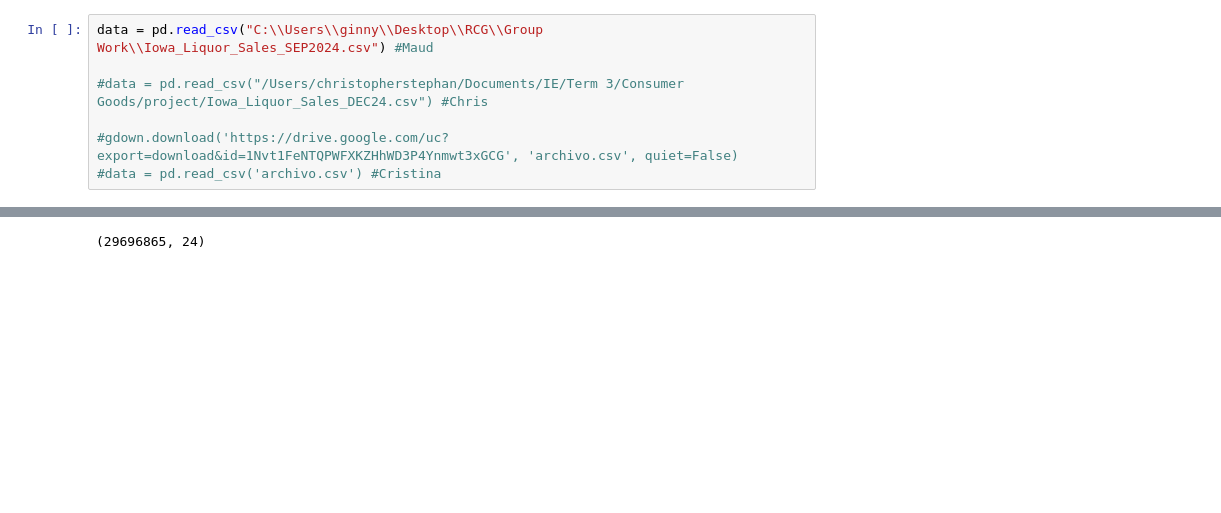
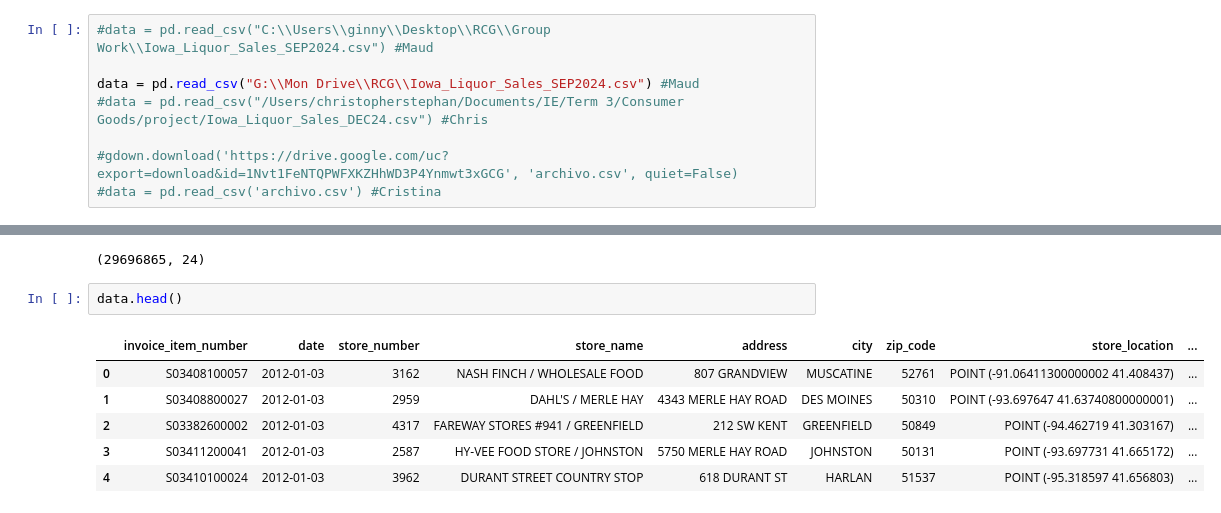
Before and after one commit to maudlcrf/rcg, a Jupyter notebook: group_project/cleaning.ipynb, the cells around one changed output, grey strips where cells are left out. Cells and saved outputs as stored; diff of their text form; blank space fills up the shorter version.

```diff
--- a/group_project/cleaning.ipynb
+++ b/group_project/cleaning.ipynb
@@ -18,8 +18,9 @@ pd.set_option('display.max_rows', None)  # Show all rows (if needed)
 # %% [markdown]
 Below: reading the data with different paths based on our local computers as the file is too heavy to be stored on Github.
 # %%
-data = pd.read_csv("C:\\Users\\ginny\\Desktop\\RCG\\Group Work\\Iowa_Liquor_Sales_SEP2024.csv") #Maud
+#data = pd.read_csv("C:\\Users\\ginny\\Desktop\\RCG\\Group Work\\Iowa_Liquor_Sales_SEP2024.csv") #Maud
 
+data = pd.read_csv("G:\\Mon Drive\\RCG\\Iowa_Liquor_Sales_SEP2024.csv") #Maud
 #data = pd.read_csv("/Users/christopherstephan/Documents/IE/Term 3/Consumer Goods/project/Iowa_Liquor_Sales_DEC24.csv") #Chris
 
 #gdown.download('https://drive.google.com/uc?export=download&id=1Nvt1FeNTQPWFXKZHhWD3P4Ynmwt3xGCG', 'archivo.csv', quiet=False)
@@ -357,3 +352,12 @@ data = data.dropna()
 data.shape
 # %% [output]
 (29696865, 24)
+# %%
+data.head()
+# %% [output]
+|  | invoice_item_number | date | store_number | store_name | address | city | zip_code | store_location | ... |
+| 0 | S03408100057 | 2012-01-03 | 3162 | NASH FINCH / WHOLESALE FOOD | 807 GRANDVIEW | MUSCATINE | 52761 | POINT (-91.06411300000002 41.408437) | ... |
+| 1 | S03408800027 | 2012-01-03 | 2959 | DAHL'S / MERLE HAY | 4343 MERLE HAY ROAD | DES MOINES | 50310 | POINT (-93.697647 41.63740800000001) | ... |
+| 2 | S03382600002 | 2012-01-03 | 4317 | FAREWAY STORES #941 / GREENFIELD | 212 SW KENT | GREENFIELD | 50849 | POINT (-94.462719 41.303167) | ... |
+| 3 | S03411200041 | 2012-01-03 | 2587 | HY-VEE FOOD STORE / JOHNSTON | 5750 MERLE HAY ROAD | JOHNSTON | 50131 | POINT (-93.697731 41.665172) | ... |
+| 4 | S03410100024 | 2012-01-03 | 3962 | DURANT STREET COUNTRY STOP | 618 DURANT ST | HARLAN | 51537 | POINT (-95.318597 41.656803) | ... |
```
Also changed, not shown: parts of 5 cells of this notebook.
